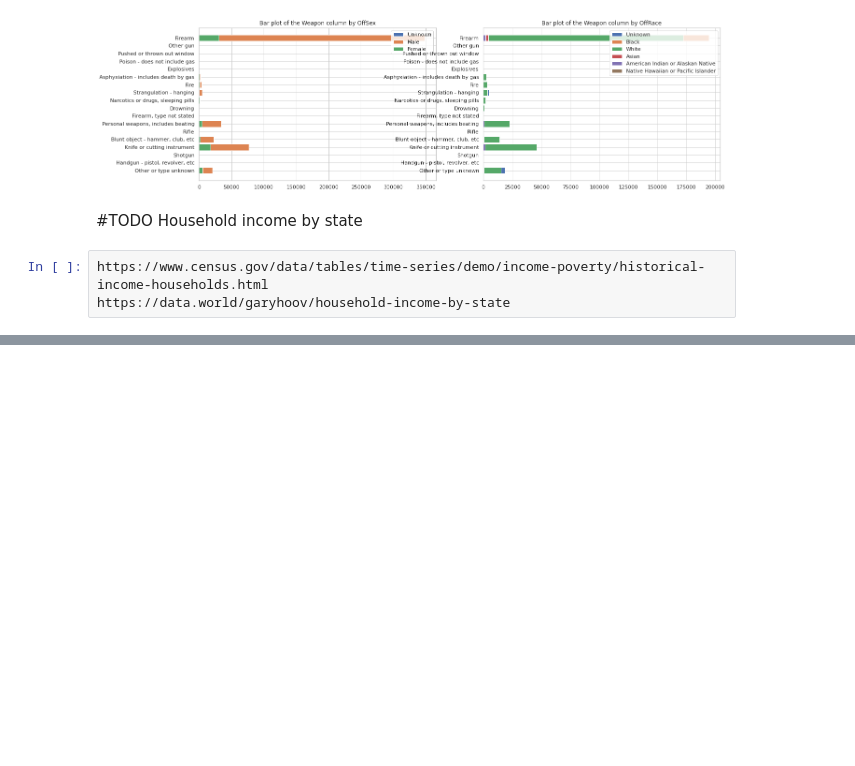
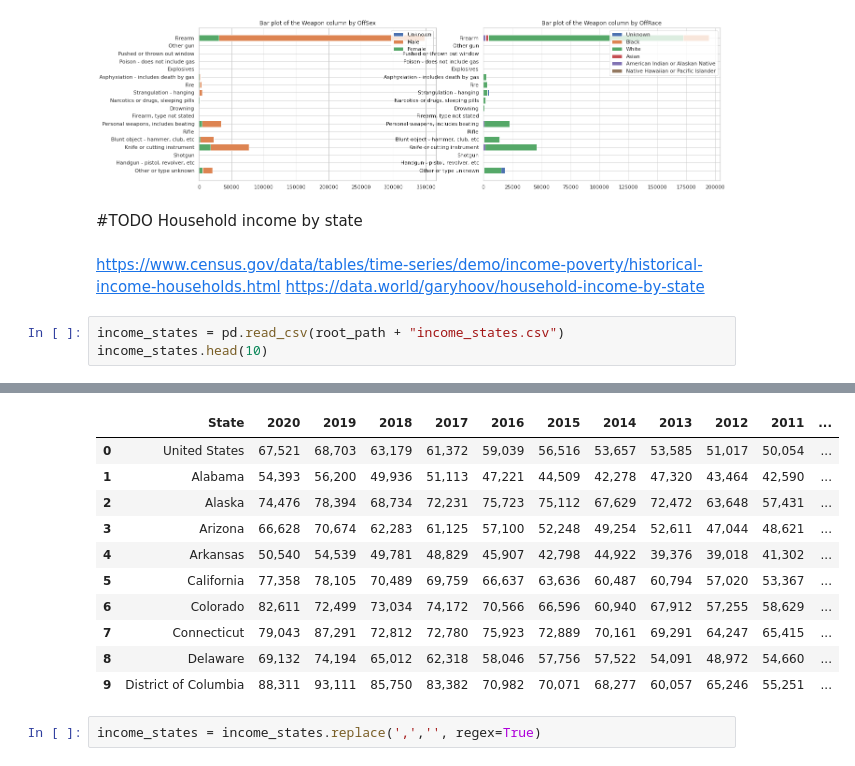
Before and after one commit to Saumya-Suvarna/CIS545_Final_Project, a Jupyter notebook: Final_NB.ipynb, the cells around one changed output, grey strips where cells are left out. Drawn from its saved outputs; the diff is of its cells as text; blank space fills up the shorter version.

```diff
--- a/Final_NB.ipynb
+++ b/Final_NB.ipynb
@@ -1136,6 +1138,10 @@ plot_bar(data, col='Weapon',Y_columns=Y_columns)
 # %% [markdown]
 #TODO
 Household income by state
-# %%
-https://www.census.gov/data/tables/time-series/demo/income-poverty/historical-income-households.html
-https://data.world/garyhoov/household-income-by-state
+# %% [markdown]
+https://www.census.gov/data/tables/time-series/demo/income-poverty/historical-income-households.html
+https://data.world/garyhoov/household-income-by-state
+# %%
+income_states = pd.read_csv(root_path + "income_states.csv")
+income_states.head(10)
+# %% [output]
@@ -1141,0 +1149,13 @@ https://data.world/garyhoov/household-income-by-state
+|  | State | 2020 | 2019 | 2018 | 2017 | 2016 | 2015 | 2014 | 2013 | 2012 | 2011 | ... |
+| 0 | United States | 67,521 | 68,703 | 63,179 | 61,372 | 59,039 | 56,516 | 53,657 | 53,585 | 51,017 | 50,054 | ... |
+| 1 | Alabama | 54,393 | 56,200 | 49,936 | 51,113 | 47,221 | 44,509 | 42,278 | 47,320 | 43,464 | 42,590 | ... |
+| 2 | Alaska | 74,476 | 78,394 | 68,734 | 72,231 | 75,723 | 75,112 | 67,629 | 72,472 | 63,648 | 57,431 | ... |
+| 3 | Arizona | 66,628 | 70,674 | 62,283 | 61,125 | 57,100 | 52,248 | 49,254 | 52,611 | 47,044 | 48,621 | ... |
+| 4 | Arkansas | 50,540 | 54,539 | 49,781 | 48,829 | 45,907 | 42,798 | 44,922 | 39,376 | 39,018 | 41,302 | ... |
+| 5 | California | 77,358 | 78,105 | 70,489 | 69,759 | 66,637 | 63,636 | 60,487 | 60,794 | 57,020 | 53,367 | ... |
+| 6 | Colorado | 82,611 | 72,499 | 73,034 | 74,172 | 70,566 | 66,596 | 60,940 | 67,912 | 57,255 | 58,629 | ... |
+| 7 | Connecticut | 79,043 | 87,291 | 72,812 | 72,780 | 75,923 | 72,889 | 70,161 | 69,291 | 64,247 | 65,415 | ... |
+| 8 | Delaware | 69,132 | 74,194 | 65,012 | 62,318 | 58,046 | 57,756 | 57,522 | 54,091 | 48,972 | 54,660 | ... |
+| 9 | District of Columbia | 88,311 | 93,111 | 85,750 | 83,382 | 70,982 | 70,071 | 68,277 | 60,057 | 65,246 | 55,251 | ... |
+# %%
+income_states = income_states.replace(',','', regex=True)
```
Also changed, not shown: parts of 21 cells of this notebook, 1 other file.
